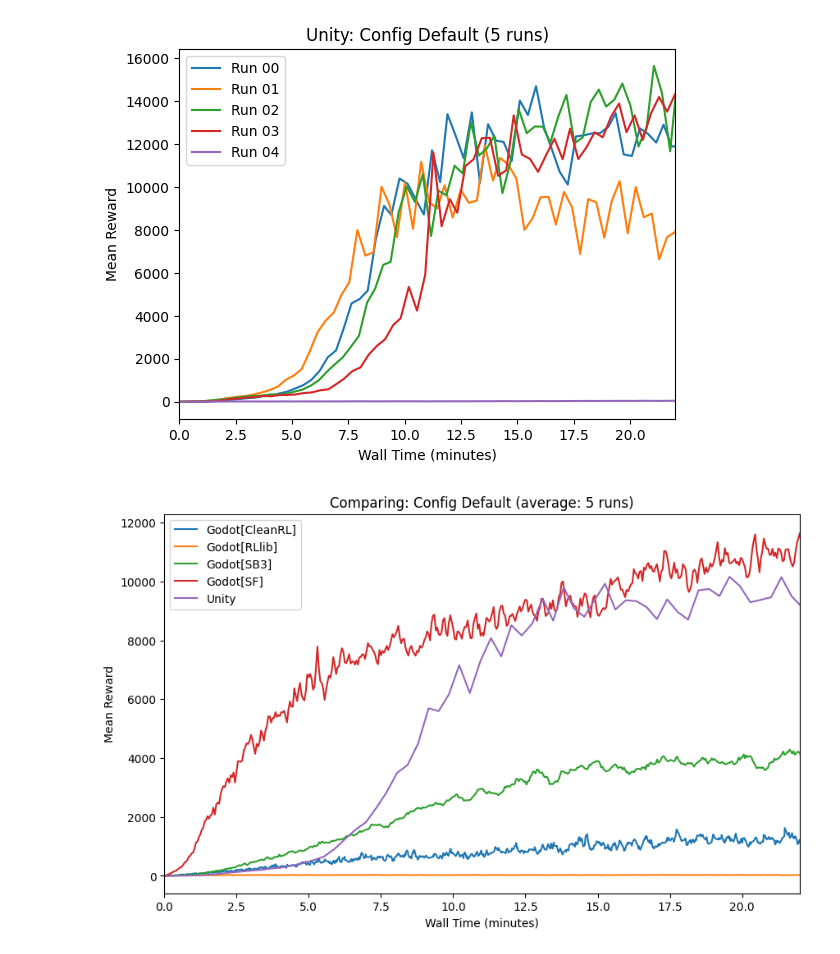
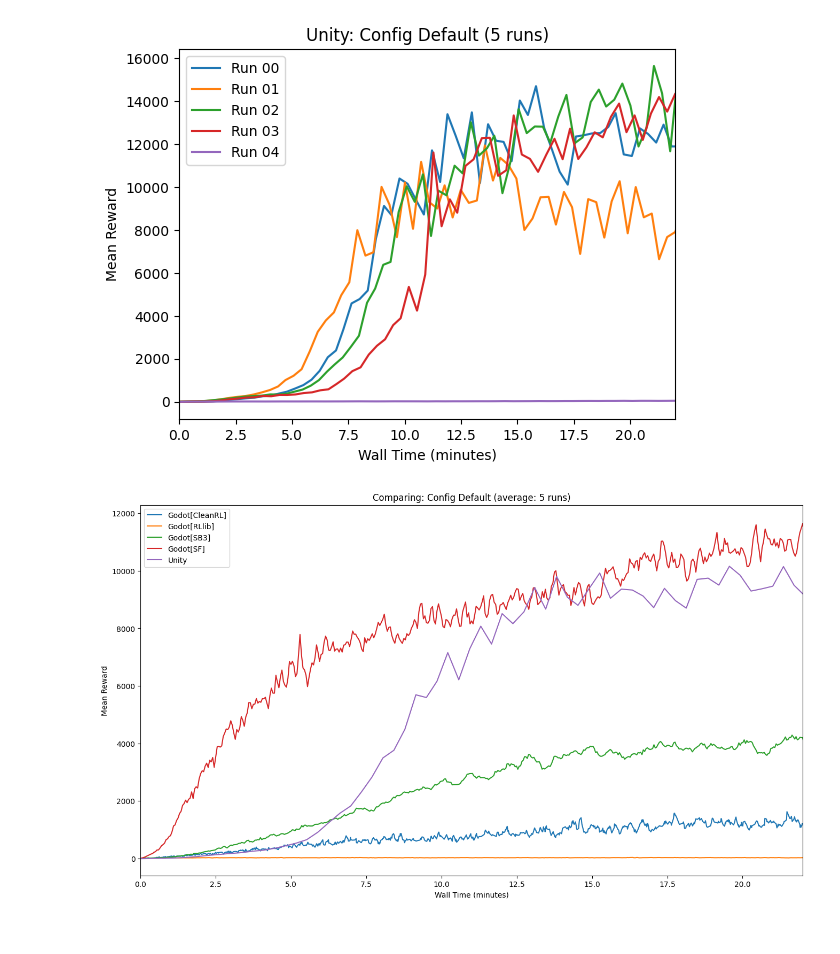
Before and after one commit to visuallization/rl_master_thesis_evaluation, a Jupyter notebook: config_default.ipynb, the cells around one changed output. Saved outputs shown, nothing was run; the diff lists cells and outputs as text; code cells hidden in the pictures.

```diff
--- a/config_default.ipynb
+++ b/config_default.ipynb
@@ -2,6 +2,7 @@
 %matplotlib inline
 import pandas as pd
 import matplotlib.pyplot as plt
+import numpy as np
 
 # --- GENERAL ---
 
@@ -25,6 +26,9 @@ cleanrl['std_values'] = pd.concat(cleanrl['data_frames']).groupby(level=0).std()
 cleanrl['lower_bound'] = cleanrl['mean_values'] - 2 * cleanrl['std_values']
 cleanrl['upper_bound'] = cleanrl['mean_values'] + 2 * cleanrl['std_values']
 
+# calculate the standard error
+cleanrl['std_error'] = cleanrl['std_values'] / np.sqrt(len(cleanrl['std_values']))
+
 # --- RLLIB ---
 
 rllib = {
@@ -42,6 +46,9 @@ rllib['mean_values'] = pd.concat(rllib['data_frames']).groupby(level=0).mean()
 rllib['std_values'] = pd.concat(rllib['data_frames']).groupby(level=0).std()
 rllib['lower_bound'] = rllib['mean_values'] - 2 * rllib['std_values']
 rllib['upper_bound'] = rllib['mean_values'] + 2 * rllib['std_values']
+
+# calculate the standard error
+rllib['std_error'] = rllib['std_values'] / np.sqrt(len(rllib['std_values']))
 
 # --- SB3 ---
 
@@ -61,6 +68,9 @@ sb3['std_values'] = pd.concat(sb3['data_frames']).groupby(level=0).std()
 sb3['lower_bound'] = sb3['mean_values'] - 2 * sb3['std_values']
 sb3['upper_bound'] = sb3['mean_values'] + 2 * sb3['std_values']
 
+# calculate the standard error
+sb3['std_error'] = sb3['std_values'] / np.sqrt(len(sb3['std_values']))
+
 # --- SF ---
 
 sf = {
@@ -79,6 +89,9 @@ sf['std_values'] = pd.concat(sf['data_frames']).groupby(level=0).std()
 sf['lower_bound'] = sf['mean_values'] - 2 * sf['std_values']
 sf['upper_bound'] = sf['mean_values'] + 2 * sf['std_values']
 
+# calculate the standard error
+sf['std_error'] = sf['std_values'] / np.sqrt(len(sf['std_values']))
+
 # --- UNITY ---
 
 unity = {
@@ -96,6 +109,9 @@ unity['mean_values'] = pd.concat(unity['data_frames']).groupby(level=0).mean()
 unity['std_values'] = pd.concat(unity['data_frames']).groupby(level=0).std()
 unity['lower_bound'] = unity['mean_values'] - 2 * unity['std_values']
 unity['upper_bound'] = unity['mean_values'] + 2 * unity['std_values']
+
+# calculate the standard error
+unity['std_error'] = unity['std_values'] / np.sqrt(len(unity['std_values']))
 # %%
 plt.plot(cleanrl['data_frames'][0]['Wall time'] / 60, cleanrl['data_frames'][0]['Value'], label="Run 00")
 plt.plot(cleanrl['data_frames'][1]['Wall time'] / 60, cleanrl['data_frames'][1]['Value'], label="Run 01")
@@ -167,25 +183,25 @@ plt.show()
 # %% [output]
 [figure]
 # %%
-plt.figure(figsize=(10, 6))
+plt.figure(figsize=(16, 9))
 
 # Plot the mean values
 plt.plot(cleanrl['mean_values']['Wall time'] / 60, cleanrl['mean_values']['Value'], label='Godot[CleanRL]')
 plt.plot(rllib['mean_values']['Wall time'] / 60, rllib['mean_values']['Value'], label='Godot[RLlib]')
 plt.plot(sb3['mean_values']['Wall time'] / 60, sb3['mean_values']['Value'], label='Godot[SB3]')
 plt.plot(sf['mean_values']['Wall time'] / 60, sf['mean_values']['Value'], label='Godot[SF]')
 plt.plot(unity['mean_values']['Wall time'] / 60, unity['mean_values']['Value'], label='Unity')
 
 # Add labels and title
 plt.xlabel("Wall Time (minutes)")
 plt.xlim(0, 22)
 plt.ylabel("Mean Reward")
 plt.title("Comparing: Config Default (average: 5 runs)")
 plt.legend(loc="upper left")
 
 # Show the plot
 plt.show()
 # %% [output]
-[figure, old version]
+[figure, new version]
 # %%
 # Create a plot
```
Also changed, not shown: parts of 2 cells of this notebook, 1 other file.
